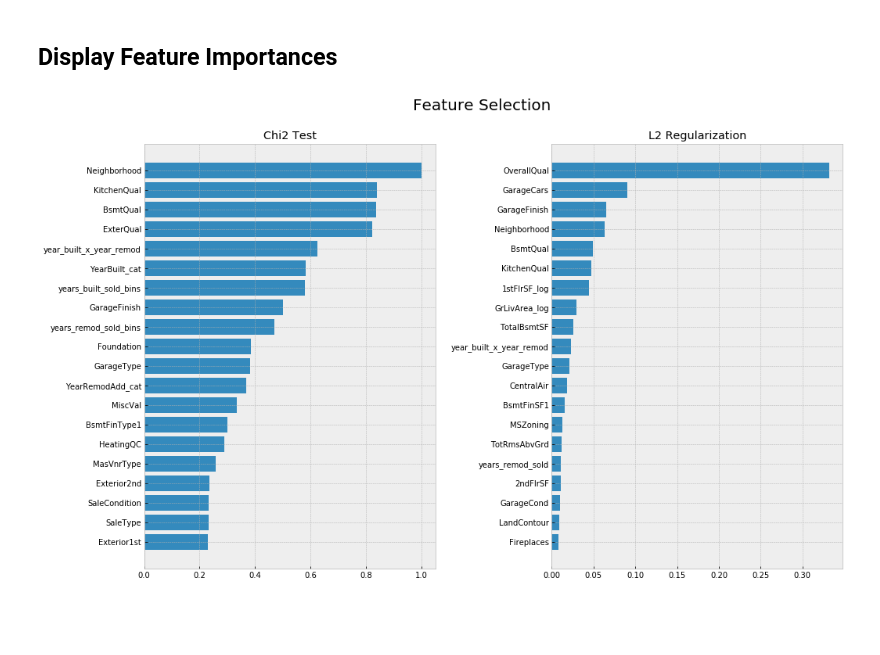
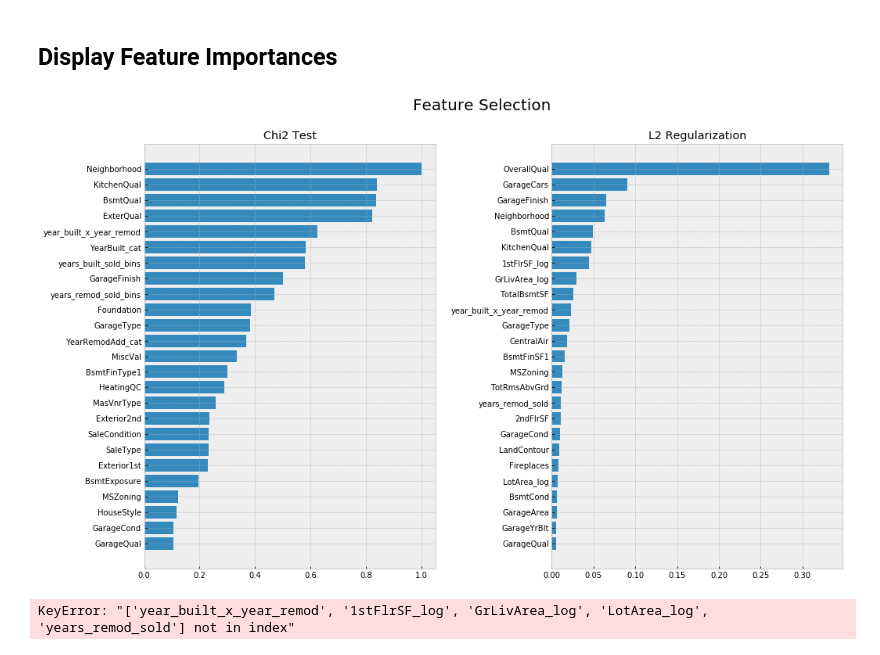
Before and after one commit to rossrco/ames_housing_ml, a Jupyter notebook: eda.ipynb, the cells around one changed output. Drawn from its saved outputs; the diff is of its cells as text; code cells hidden in the pictures; blank space fills up the shorter version.

```diff
--- a/eda.ipynb
+++ b/eda.ipynb
@@ -313,20 +313,20 @@ k_best = k_best / k_best.max()
 model_imp = pd.Series(model.feature_importances_, index=X_train.columns)
 # %%
 fig = plt.figure(figsize=(16, 10))
-top_n = 20
+top_n = 25
 
 plt.subplot(1, 2, 1)
 to_plot = k_best.sort_values()[-top_n:]
 plt.barh(to_plot.index, to_plot.values)
 plt.title('Chi2 Test')
 
 plt.subplot(1, 2, 2)
 to_plot = model_imp.sort_values()[-top_n:]
 plt.barh(to_plot.index, to_plot.values)
 plt.title('L2 Regularization')
 
 plt.subplots_adjust(wspace=0.4)
 plt.suptitle('Feature Selection', y=0.96, fontsize=20)
 plt.show()
 # %% [output]
-[figure, old version]
+[figure, new version]
@@ -332,0 +335,4 @@ plt.show()
+# %%
+data[best_features_l2]
+# %% [output]
+KeyError: "['year_built_x_year_remod', '1stFlrSF_log', 'GrLivArea_log', 'LotArea_log', 'years_remod_sold'] not in index"
```
Also changed, not shown: parts of 1 cell of this notebook, 1 other file.
